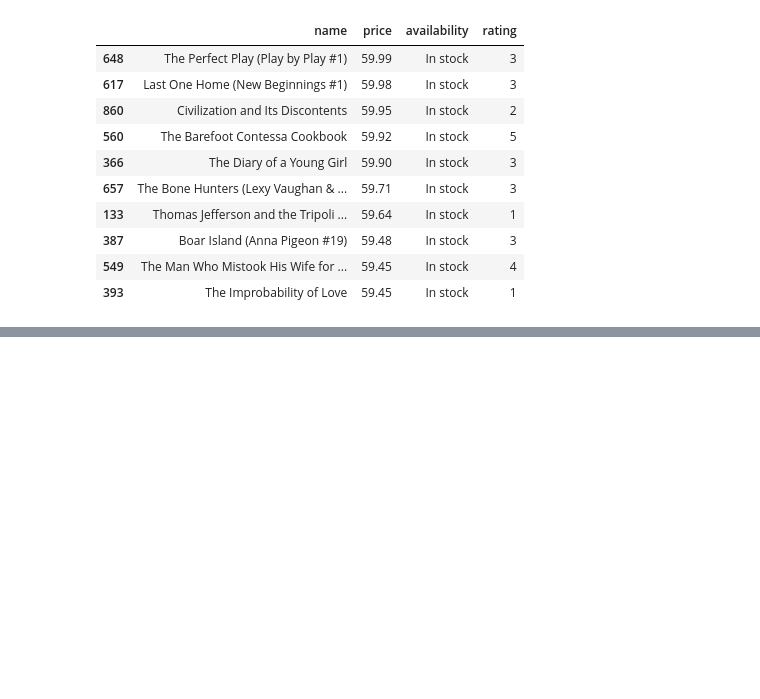
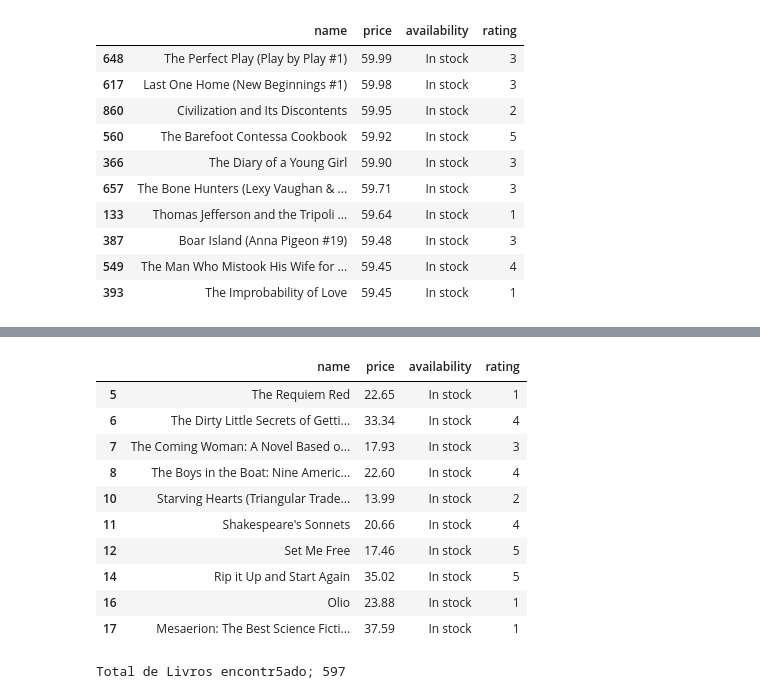
Before and after one commit to Ronyfranzini84/monitoramento_preco, a Jupyter notebook: main.ipynb, the cells around one changed output, grey strips where cells are left out. Saved outputs shown, nothing was run; the diff lists cells and outputs as text; code cells hidden in the pictures; blank space fills up the shorter version.

```diff
--- a/main.ipynb
+++ b/main.ipynb
@@ -228,0 +280,20 @@ display(most_expensive.head(10))
+# %%
+boosk_price_range = df_all_products [
+    df_all_products['price'].between(10, 40)
+]
+
+display(boosk_price_range.head(10))
+print('Total de Livros encontr5ado;', len(boosk_price_range) )
+# %% [output]
+|  | name | price | availability | rating |
+| 5 | The Requiem Red | 22.65 | In stock | 1 |
+| 6 | The Dirty Little Secrets of Getti... | 33.34 | In stock | 4 |
+| 7 | The Coming Woman: A Novel Based o... | 17.93 | In stock | 3 |
+| 8 | The Boys in the Boat: Nine Americ... | 22.60 | In stock | 4 |
+| 10 | Starving Hearts (Triangular Trade... | 13.99 | In stock | 2 |
+| 11 | Shakespeare's Sonnets | 20.66 | In stock | 4 |
+| 12 | Set Me Free | 17.46 | In stock | 5 |
+| 14 | Rip it Up and Start Again | 35.02 | In stock | 5 |
+| 16 | Olio | 23.88 | In stock | 1 |
+| 17 | Mesaerion: The Best Science Ficti... | 37.59 | In stock | 1 |
+Total de Livros encontr5ado; 597
```
Also changed, not shown: parts of 13 cells of this notebook, 2 other files.
